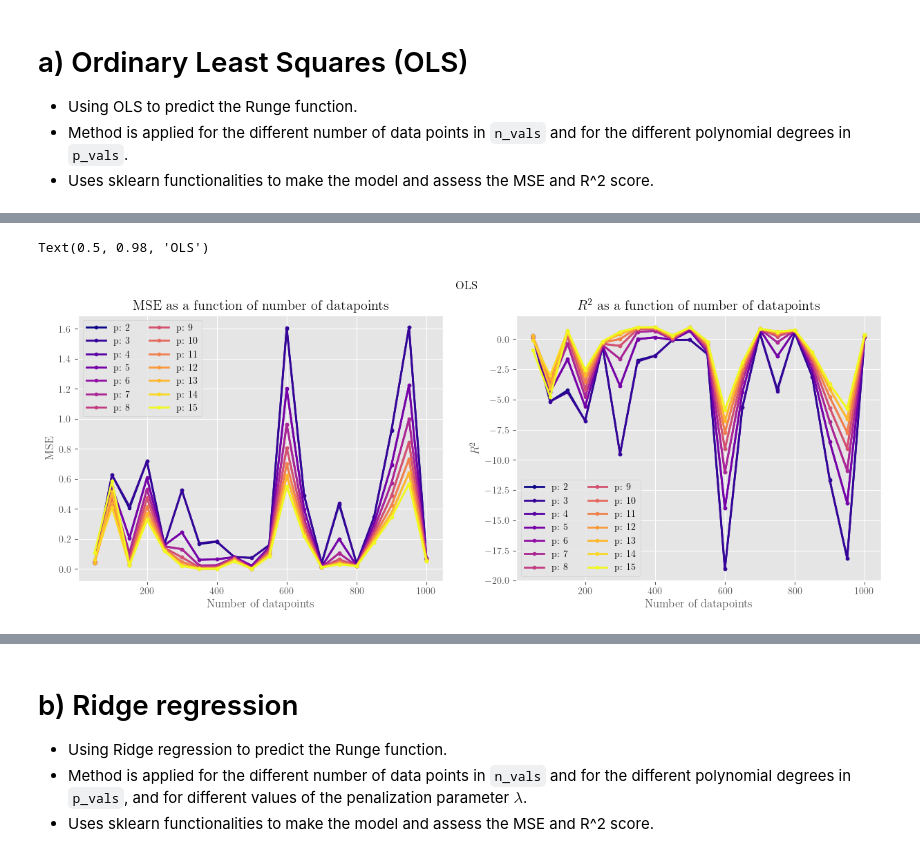
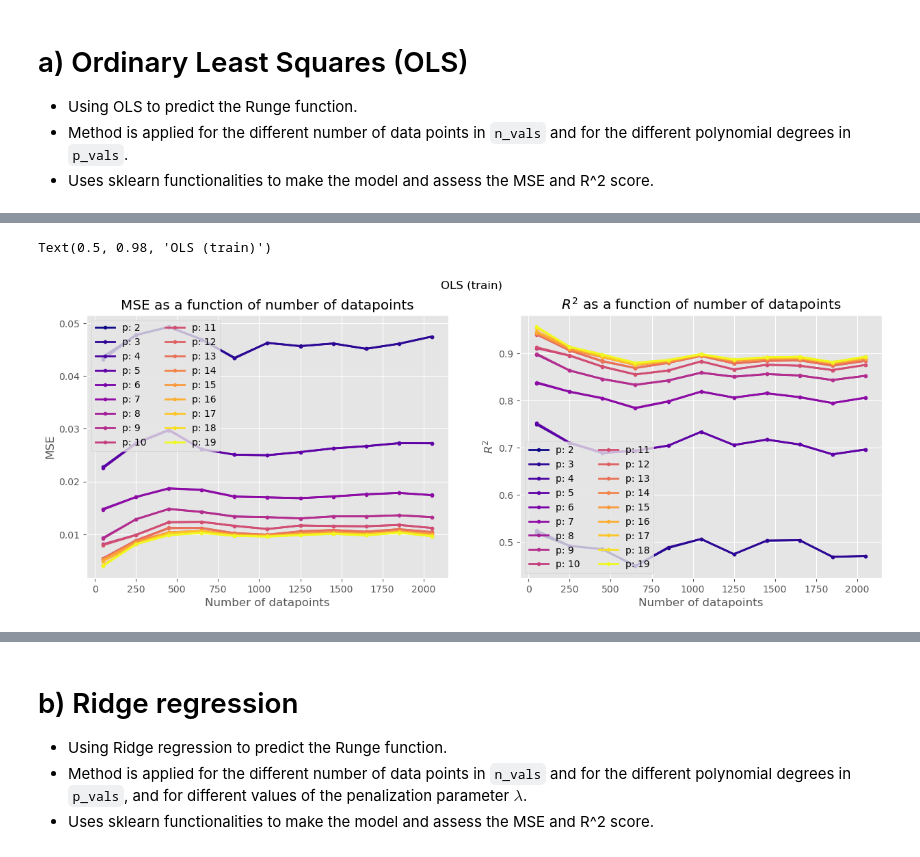
Before and after one commit to kjes4pres/Project_1_FYSSTK, a Jupyter notebook: Code/a_and_b.ipynb, the cells around one changed output, grey strips where cells are left out. Drawn from its saved outputs; the diff is of its cells as text; code cells hidden in the pictures.

```diff
--- a/Code/a_and_b.ipynb
+++ b/Code/a_and_b.ipynb
@@ -14,8 +23,8 @@ colormap = 'plasma'
 * Method is applied for the different number of data points in `n_vals` and for the different polynomial degrees in `p_vals`.
 * Uses sklearn functionalities to make the model and assess the MSE and R^2 score.
 # %%
-n_vals = np.arange(50, 1050, 50)  # Range of number of data points, 50-1000
-p_vals = np.arange(2, 16)  # Range of polynomial degrees, 2-15
+n_vals = np.arange(50, 2100, 200)  # Range of number of data points, 50-1000
+p_vals = np.arange(2, 20)  # Range of polynomial degrees, 2-15
 # %%
 df_OLS = OLS_results(n_vals, p_vals)
 # %%
@@ -45,7 +55,8 @@ cmap = plt.get_cmap(colormap, num_colors)
 for i, en in enumerate(n_vals):
     n_df = df_OLS[df_OLS['n'] == en]
     color = cmap(i)
-    ax[0].plot(n_df['p'], n_df['MSE'], marker='o', markersize='3', linewidth='2', color=color, label=f'n: {en}')
+    ax[0].plot(n_df['p'], n_df['MSE_test'], marker='o', markersize='3', linewidth='2', color=color, label=f'n: {en}')
+
 
 ax[0].set_title('MSE as a function of polynomial degree')
 ax[0].legend(loc='upper right', ncol=2)
@@ -55,12 +66,12 @@ ax[0].set_ylabel('MSE')
 for i, en in enumerate(n_vals):
     n_df = df_OLS[df_OLS['n'] == en]
     color = cmap(i)
-    ax[1].plot(n_df['p'], n_df['R2'], marker='o', markersize='3', linewidth='2', color=color, label=f'n: {en}')
+    ax[1].plot(n_df['p'], n_df['R2_test'], marker='o', markersize='3', linewidth='2', color=color, label=f'n: {en}')
 
 ax[1].set_title(r'$R^2$ as a function of polynomial degree')
 ax[1].legend(loc='lower right', ncol=2)
 ax[1].set_xlabel('Polynomial degree')
 ax[1].set_ylabel(r'$R^2$')
 
-fig.suptitle('OLS')
+fig.suptitle('OLS (test)')
 # %% [output]
@@ -68,0 +80,28 @@ Text(0.5, 0.98, 'OLS')
+# %%
+fig, ax = plt.subplots(1, 2, figsize=(15, 5))
+
+num_colors = len(n_vals)
+cmap = plt.get_cmap(colormap, num_colors)
+
+for i, en in enumerate(n_vals):
+    n_df = df_OLS[df_OLS['n'] == en]
+    color = cmap(i)
+    ax[0].plot(n_df['p'], n_df['MSE_train'], marker='o', markersize='3', linewidth='2', color=color, label=f'n: {en}')
+
+
+ax[0].set_title('MSE as a function of polynomial degree')
+ax[0].legend(loc='upper right', ncol=2)
+ax[0].set_xlabel('Polynomial degree')
+ax[0].set_ylabel('MSE')
+
+for i, en in enumerate(n_vals):
+    n_df = df_OLS[df_OLS['n'] == en]
+    color = cmap(i)
+    ax[1].plot(n_df['p'], n_df['R2_train'], marker='o', markersize='3', linewidth='2', color=color, label=f'n: {en}')
+
+ax[1].set_title(r'$R^2$ as a function of polynomial degree')
+ax[1].legend(loc='lower right', ncol=2)
+ax[1].set_xlabel('Polynomial degree')
+ax[1].set_ylabel(r'$R^2$')
+
+fig.suptitle('OLS (train)')
@@ -69,30 +116,30 @@ Text(0.5, 0.98, 'OLS')
 # %%
 fig, ax = plt.subplots(1, 2, figsize=(15, 5))
 
 num_colors = len(p_vals)
 cmap = plt.get_cmap(colormap, num_colors)
 
 for i, pe in enumerate(p_vals):
     p_df = df_OLS[df_OLS['p'] == pe]
     color = cmap(i)
-    ax[0].plot(p_df['n'], p_df['MSE'], marker='o', markersize='3', linewidth='2', color=color, label=f'p: {pe}')
+    ax[0].plot(p_df['n'], p_df['MSE_train'], marker='o', markersize='3', linewidth='2', color=color, label=f'p: {pe}')
 
 ax[0].set_title('MSE as a function of number of datapoints')
 ax[0].legend(loc='upper left', ncol=2)
 ax[0].set_xlabel('Number of datapoints')
 ax[0].set_ylabel('MSE')
 
 for i, pe in enumerate(p_vals):
     p_df = df_OLS[df_OLS['p'] == pe]
     color = cmap(i)
-    ax[1].plot(p_df['n'], p_df['R2'], marker='o', markersize='3', linewidth='2', color=color, label=f'p: {pe}')
+    ax[1].plot(p_df['n'], p_df['R2_train'], marker='o', markersize='3', linewidth='2', color=color, label=f'p: {pe}')
 
 ax[1].set_title(r'$R^2$ as a function of number of datapoints')
 ax[1].legend(loc='lower left', ncol=2)
 ax[1].set_xlabel('Number of datapoints')
 ax[1].set_ylabel(r'$R^2$')
 
-fig.suptitle('OLS')
+fig.suptitle('OLS (train)')
 # %% [output]
-Text(0.5, 0.98, 'OLS')
+Text(0.5, 0.98, 'OLS (train)')
-[figure, old version]
+[figure, new version]
```
Also changed, not shown: parts of 19 cells of this notebook.
